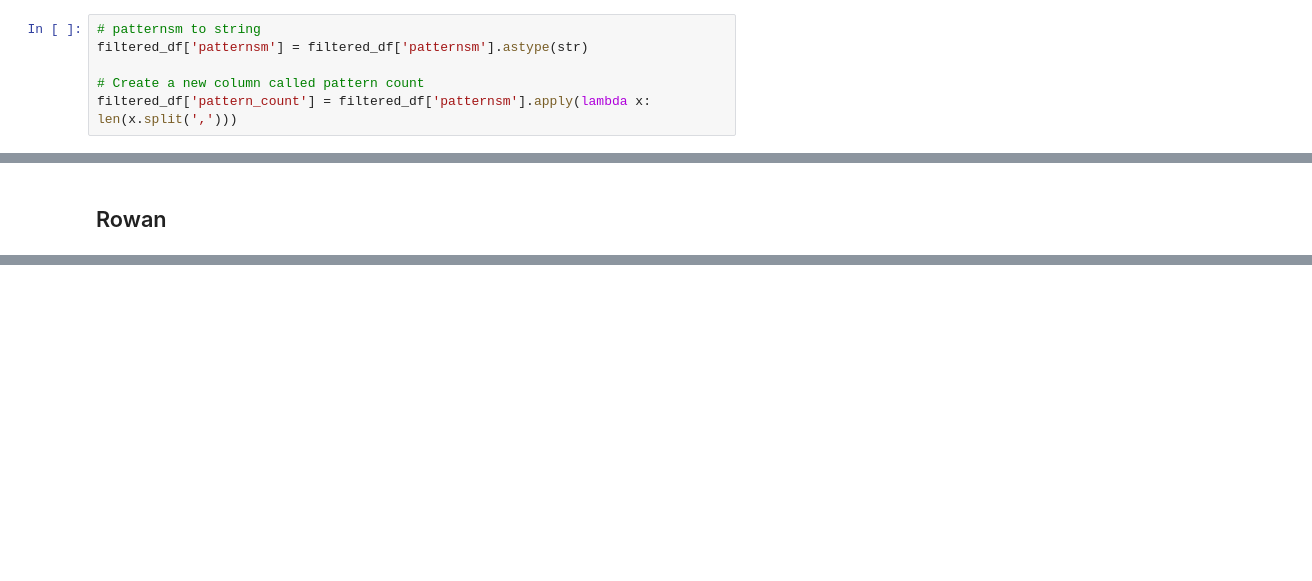
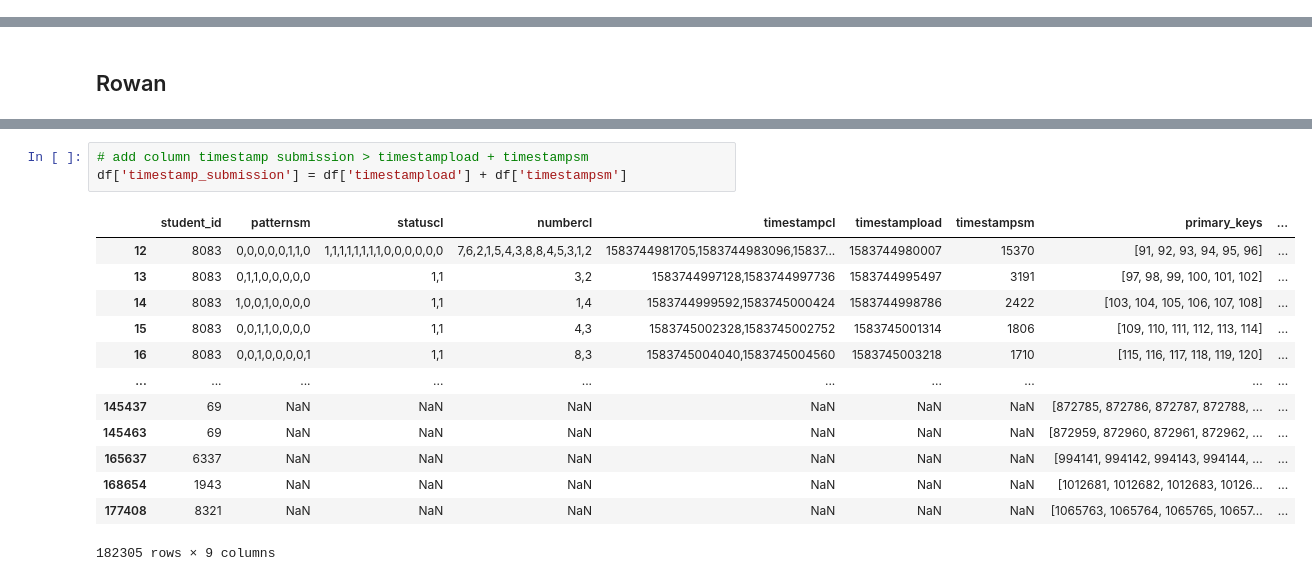
Before and after one commit to RowanBattles/Group4AI, a Jupyter notebook: Workbook.ipynb, the cells around one changed output, grey strips where cells are left out. Cells and saved outputs as stored; diff of their text form; blank space fills up the shorter version.

Commit message:
submission count working

```diff
--- a/Workbook.ipynb
+++ b/Workbook.ipynb
@@ -388,12 +380,6 @@ Try using .loc[row_indexer,col_indexer] = value instead
 
 See the caveats in the documentation: https://pandas.pydata.org/pandas-docs/stable/user_guide/indexing.html#returning-a-view-versus-a-copy
   filtered_df['datetime'] = pd.to_datetime(filtered_df['timestampload'], unit='ms')
-# %%
-# patternsm to string
-filtered_df['patternsm'] = filtered_df['patternsm'].astype(str)
-
-# Create a new column called pattern count
-filtered_df['pattern_count'] = filtered_df['patternsm'].apply(lambda x: len(x.split(',')))
 # %%
 filtered_df.head()
 # %% [output]
@@ -783,0 +786,17 @@ merged_data = pd.DataFrame(merged_data)
+# %%
+# add column timestamp submission > timestampload + timestampsm
+df['timestamp_submission'] = df['timestampload'] + df['timestampsm']
+# %% [output]
+|  | student_id | patternsm | statuscl | numbercl | timestampcl | timestampload | timestampsm | primary_keys | ... |
+| 12 | 8083 | 0,0,0,0,0,1,1,0 | 1,1,1,1,1,1,1,1,0,0,0,0,0,0 | 7,6,2,1,5,4,3,8,8,4,5,3,1,2 | 1583744981705,1583744983096,15837... | 1583744980007 | 15370 | [91, 92, 93, 94, 95, 96] | ... |
+| 13 | 8083 | 0,1,1,0,0,0,0,0 | 1,1 | 3,2 | 1583744997128,1583744997736 | 1583744995497 | 3191 | [97, 98, 99, 100, 101, 102] | ... |
+| 14 | 8083 | 1,0,0,1,0,0,0,0 | 1,1 | 1,4 | 1583744999592,1583745000424 | 1583744998786 | 2422 | [103, 104, 105, 106, 107, 108] | ... |
+| 15 | 8083 | 0,0,1,1,0,0,0,0 | 1,1 | 4,3 | 1583745002328,1583745002752 | 1583745001314 | 1806 | [109, 110, 111, 112, 113, 114] | ... |
+| 16 | 8083 | 0,0,1,0,0,0,0,1 | 1,1 | 8,3 | 1583745004040,1583745004560 | 1583745003218 | 1710 | [115, 116, 117, 118, 119, 120] | ... |
+| ... | ... | ... | ... | ... | ... | ... | ... | ... | ... |
+| 145437 | 69 | NaN | NaN | NaN | NaN | NaN | NaN | [872785, 872786, 872787, 872788, ... | ... |
+| 145463 | 69 | NaN | NaN | NaN | NaN | NaN | NaN | [872959, 872960, 872961, 872962, ... | ... |
+| 165637 | 6337 | NaN | NaN | NaN | NaN | NaN | NaN | [994141, 994142, 994143, 994144, ... | ... |
+| 168654 | 1943 | NaN | NaN | NaN | NaN | NaN | NaN | [1012681, 1012682, 1012683, 10126... | ... |
+| 177408 | 8321 | NaN | NaN | NaN | NaN | NaN | NaN | [1065763, 1065764, 1065765, 10657... | ... |
+182305 rows × 9 columns
```
Also changed, not shown: parts of 6 cells of this notebook.
